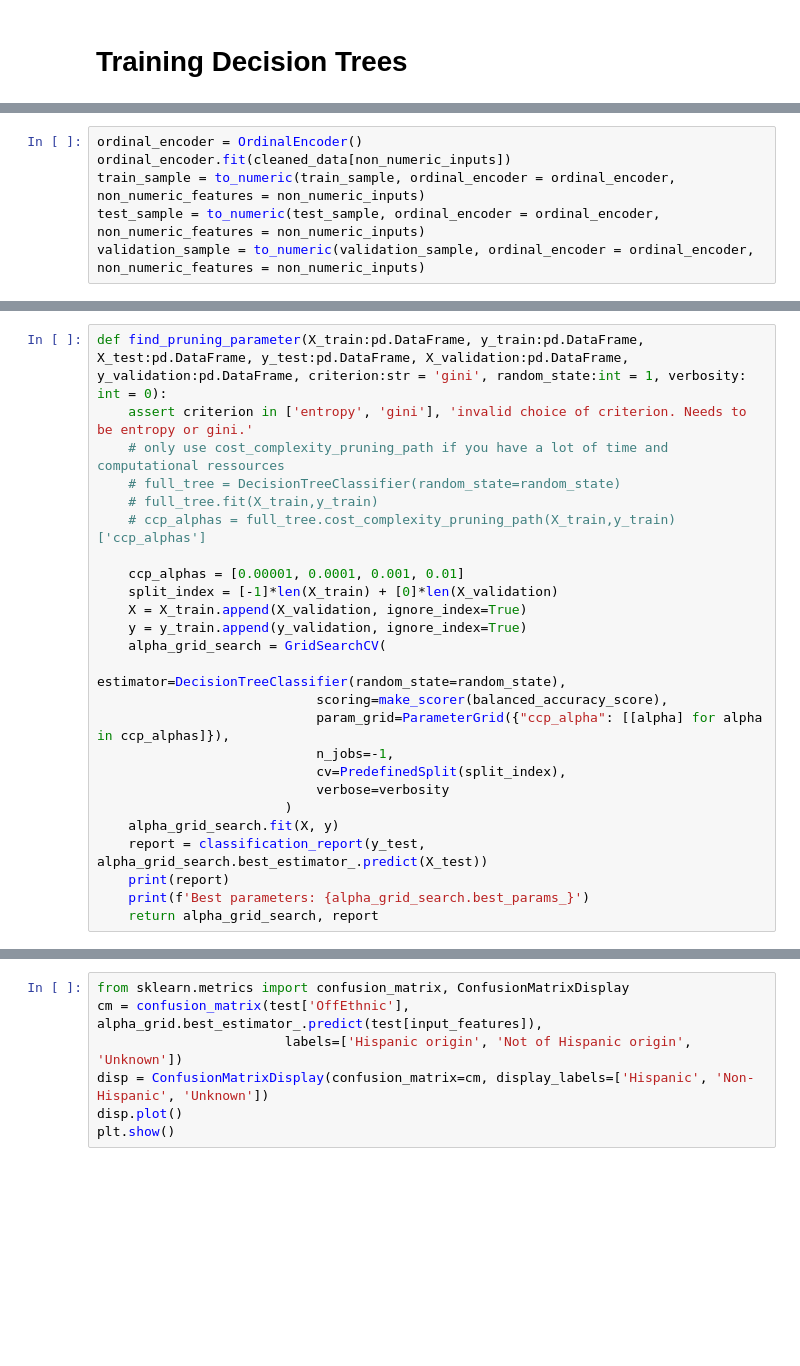
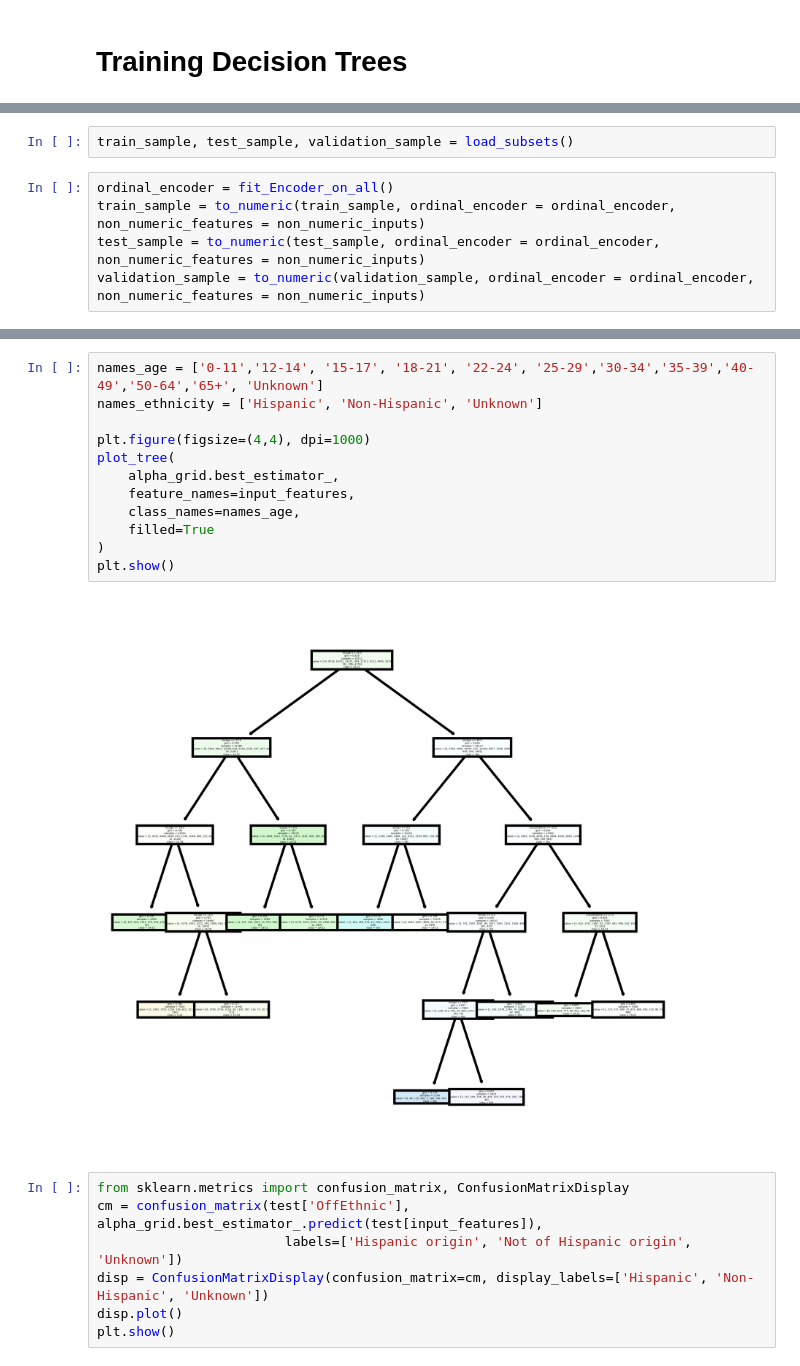
Before and after one commit to lougau92/MA1-Development-of-XAI-based-framework-to-Understand-Predict-and-Link-Homicides, a Jupyter notebook: dec_trees_single_feature.ipynb, the cells around one changed output, grey strips where cells are left out. Drawn from its saved outputs; the diff is of its cells as text; blank space fills up the shorter version.

```diff
--- a/dec_trees_single_feature.ipynb
+++ b/dec_trees_single_feature.ipynb
@@ -74,6 +126,7 @@ _, train_sample, test_sample, validation_sample = get_train_test_val(cleaned_dat
+# %%
+train_sample, test_sample, validation_sample = load_subsets()
 # %%
-ordinal_encoder = OrdinalEncoder()
-ordinal_encoder.fit(cleaned_data[non_numeric_inputs])
+ordinal_encoder = fit_Encoder_on_all()
 train_sample = to_numeric(train_sample, ordinal_encoder = ordinal_encoder, non_numeric_features = non_numeric_inputs)
 test_sample = to_numeric(test_sample, ordinal_encoder = ordinal_encoder, non_numeric_features = non_numeric_inputs)
 validation_sample = to_numeric(validation_sample, ordinal_encoder = ordinal_encoder, non_numeric_features = non_numeric_inputs)
@@ -85,27 +138,2 @@ For predicting 'OffAge': 0.00013685\
 For predicting 'OffRace': 0.0009\
 For predicting 'OffEthnic': 0.00022401793507169972
-# %%
-def find_pruning_parameter(X_train:pd.DataFrame, y_train:pd.DataFrame, X_test:pd.DataFrame, y_test:pd.DataFrame, X_validation:pd.DataFrame, y_validation:pd.DataFrame, criterion:str = 'gini', random_state:int = 1, verbosity: int = 0):
-    assert criterion in ['entropy', 'gini'], 'invalid choice of criterion. Needs to be entropy or gini.'
-    # only use cost_complexity_pruning_path if you have a lot of time and computational ressources
-    # full_tree = DecisionTreeClassifier(random_state=random_state)
-    # full_tree.fit(X_train,y_train)
-    # ccp_alphas = full_tree.cost_complexity_pruning_path(X_train,y_train)['ccp_alphas']
-
-    ccp_alphas = [0.00001, 0.0001, 0.001, 0.01]
-    split_index = [-1]*len(X_train) + [0]*len(X_validation)
-    X = X_train.append(X_validation, ignore_index=True)
-    y = y_train.append(y_validation, ignore_index=True)
-    alpha_grid_search = GridSearchCV(
-                            estimator=DecisionTreeClassifier(random_state=random_state),
-                            scoring=make_scorer(balanced_accuracy_score),
-                            param_grid=ParameterGrid({"ccp_alpha": [[alpha] for alpha in ccp_alphas]}),
-                            n_jobs=-1,
-                            cv=PredefinedSplit(split_index),
-                            verbose=verbosity
-                        )
-    alpha_grid_search.fit(X, y)
-    report = classification_report(y_test, alpha_grid_search.best_estimator_.predict(X_test))
-    print(report)
-    print(f'Best parameters: {alpha_grid_search.best_params_}')
-    return alpha_grid_search, report
@@ -136,3 +165,17 @@ plt.show()
+# %%
+names_age = ['0-11','12-14', '15-17', '18-21', '22-24', '25-29','30-34','35-39','40-49','50-64','65+', 'Unknown']
+names_ethnicity = ['Hispanic', 'Non-Hispanic', 'Unknown']
+
+plt.figure(figsize=(4,4), dpi=1000)
+plot_tree(
+    alpha_grid.best_estimator_,
+    feature_names=input_features,
+    class_names=names_age,
+    filled=True
+)
+plt.show()
+# %% [output]
+[figure, added]
 # %%
 from sklearn.metrics import confusion_matrix, ConfusionMatrixDisplay
 cm = confusion_matrix(test['OffEthnic'], alpha_grid.best_estimator_.predict(test[input_features]),
```
Also changed, not shown: parts of 9 cells of this notebook, 7 other files.
